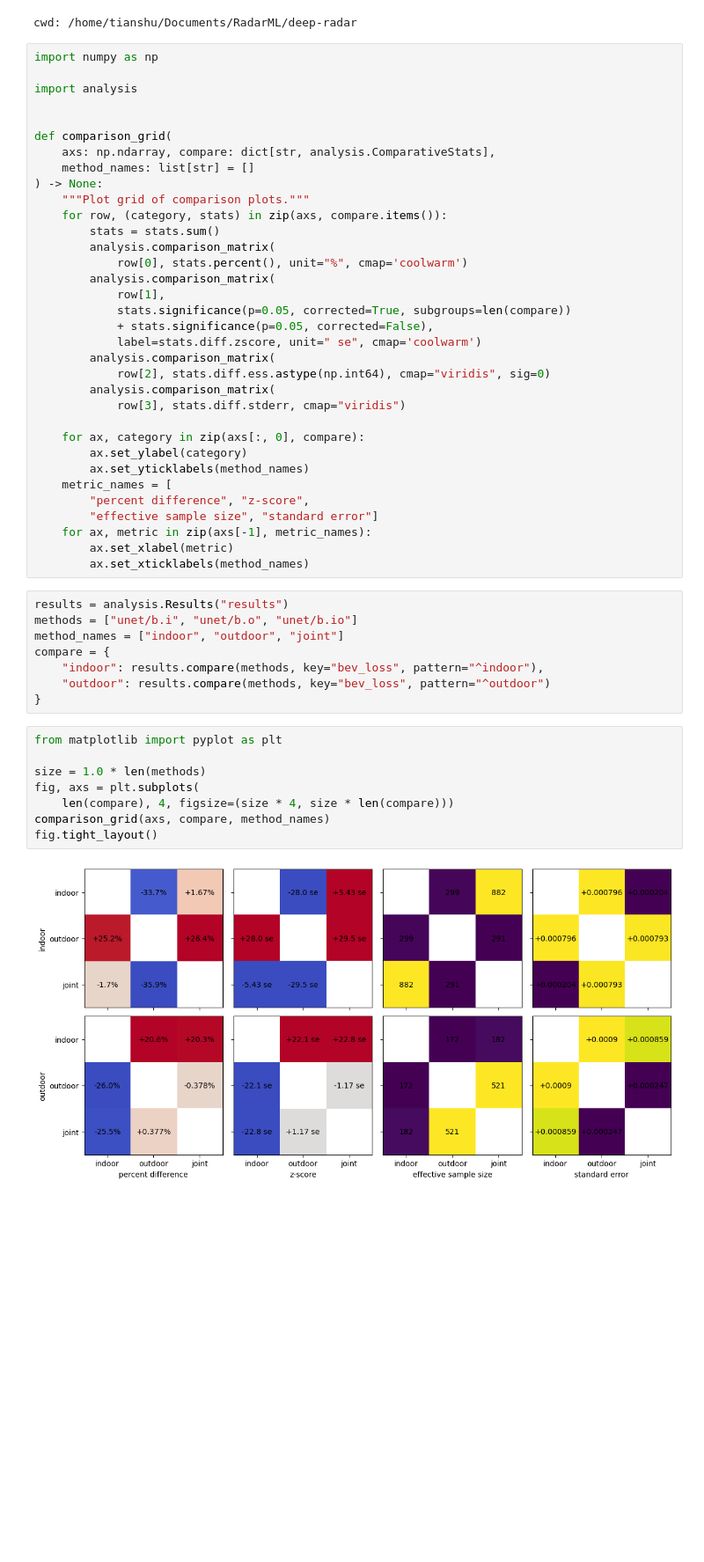
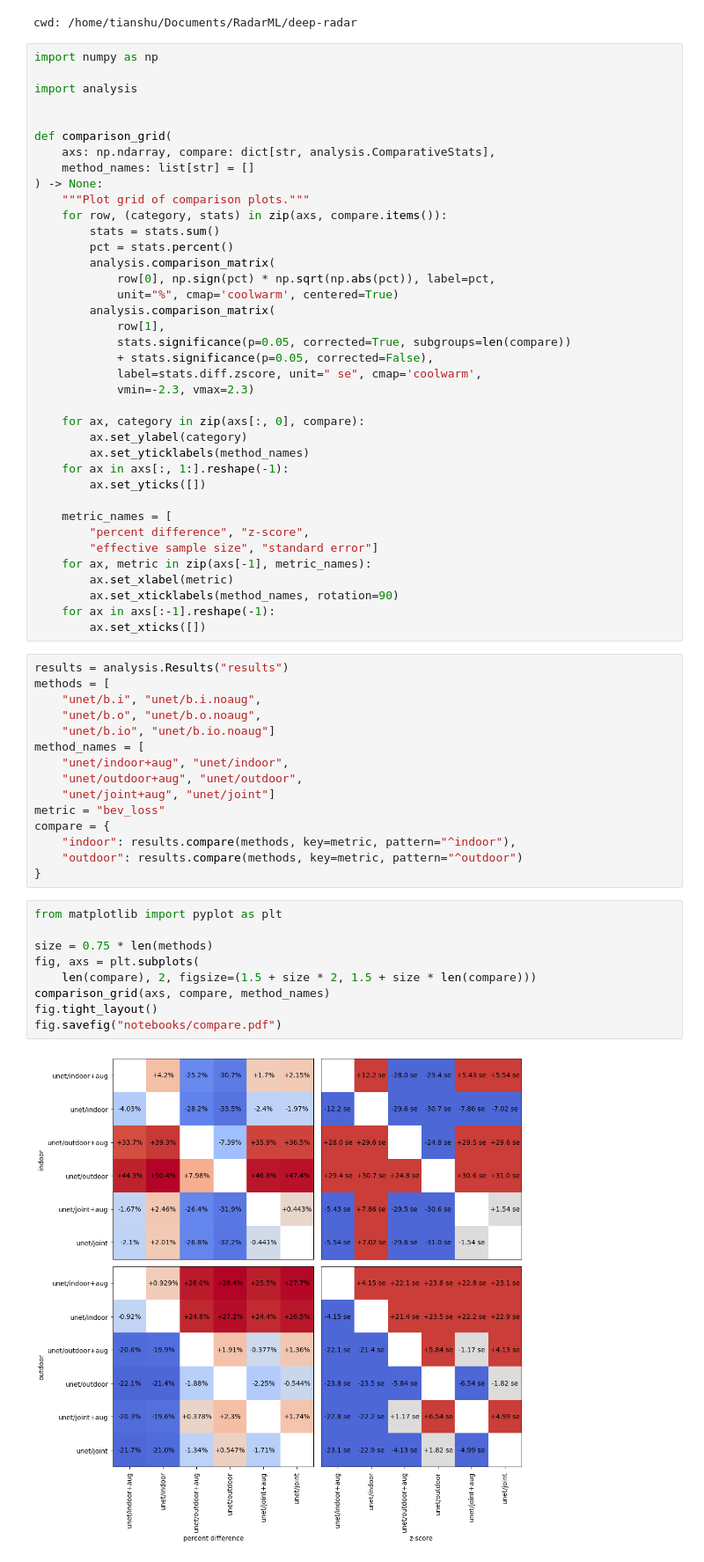
Before and after one commit to RadarML/nrdk, a Jupyter notebook: notebooks/stats.ipynb, the cells around one changed output. Shown: that part at 88% size. Cells and saved outputs as stored; diff of their text form; blank space fills up the shorter version.

```diff
--- a/notebooks/stats.ipynb
+++ b/notebooks/stats.ipynb
@@ -20,42 +20,54 @@ def comparison_grid(
     """Plot grid of comparison plots."""
     for row, (category, stats) in zip(axs, compare.items()):
         stats = stats.sum()
+        pct = stats.percent()
         analysis.comparison_matrix(
-            row[0], stats.percent(), unit="%", cmap='coolwarm')
+            row[0], np.sign(pct) * np.sqrt(np.abs(pct)), label=pct,
+            unit="%", cmap='coolwarm', centered=True)
         analysis.comparison_matrix(
             row[1],
             stats.significance(p=0.05, corrected=True, subgroups=len(compare))
             + stats.significance(p=0.05, corrected=False),
-            label=stats.diff.zscore, unit=" se", cmap='coolwarm')
-        analysis.comparison_matrix(
-            row[2], stats.diff.ess.astype(np.int64), cmap="viridis", sig=0)
-        analysis.comparison_matrix(
-            row[3], stats.diff.stderr, cmap="viridis")
+            label=stats.diff.zscore, unit=" se", cmap='coolwarm',
+            vmin=-2.3, vmax=2.3)
 
     for ax, category in zip(axs[:, 0], compare):
         ax.set_ylabel(category)
         ax.set_yticklabels(method_names)
+    for ax in axs[:, 1:].reshape(-1):
+        ax.set_yticks([])
+
     metric_names = [
         "percent difference", "z-score",
         "effective sample size", "standard error"]
     for ax, metric in zip(axs[-1], metric_names):
         ax.set_xlabel(metric)
-        ax.set_xticklabels(method_names)
+        ax.set_xticklabels(method_names, rotation=90)
+    for ax in axs[:-1].reshape(-1):
+        ax.set_xticks([])
 # %%
 results = analysis.Results("results")
-methods = ["unet/b.i", "unet/b.o", "unet/b.io"]
-method_names = ["indoor", "outdoor", "joint"]
+methods = [
+    "unet/b.i", "unet/b.i.noaug",
+    "unet/b.o", "unet/b.o.noaug",
+    "unet/b.io", "unet/b.io.noaug"]
+method_names = [
+    "unet/indoor+aug", "unet/indoor",
+    "unet/outdoor+aug", "unet/outdoor",
+    "unet/joint+aug", "unet/joint"]
+metric = "bev_loss"
 compare = {
-    "indoor": results.compare(methods, key="bev_loss", pattern="^indoor"),
-    "outdoor": results.compare(methods, key="bev_loss", pattern="^outdoor")
+    "indoor": results.compare(methods, key=metric, pattern="^indoor"),
+    "outdoor": results.compare(methods, key=metric, pattern="^outdoor")
 }
 # %%
 from matplotlib import pyplot as plt
 
-size = 1.0 * len(methods)
+size = 0.75 * len(methods)
 fig, axs = plt.subplots(
-    len(compare), 4, figsize=(size * 4, size * len(compare)))
+    len(compare), 2, figsize=(1.5 + size * 2, 1.5 + size * len(compare)))
 comparison_grid(axs, compare, method_names)
 fig.tight_layout()
+fig.savefig("notebooks/compare.pdf")
 # %% [output]
-[figure, old version]
+[figure, new version]
```
Also changed, not shown: 5 other files.
